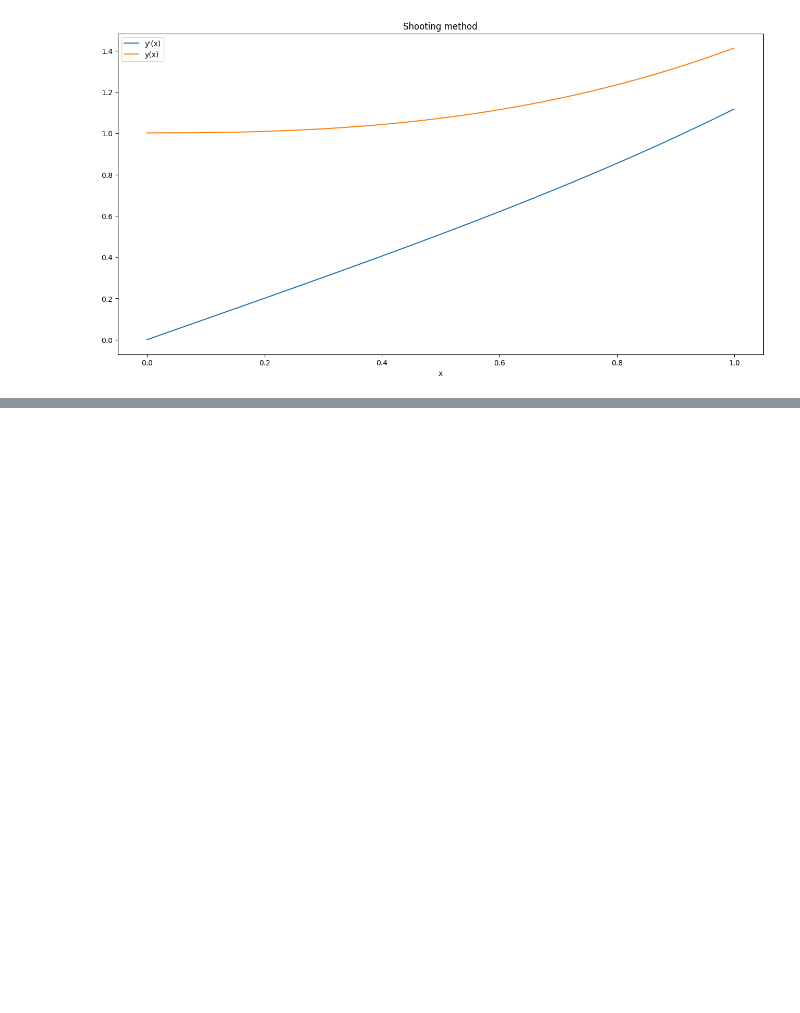
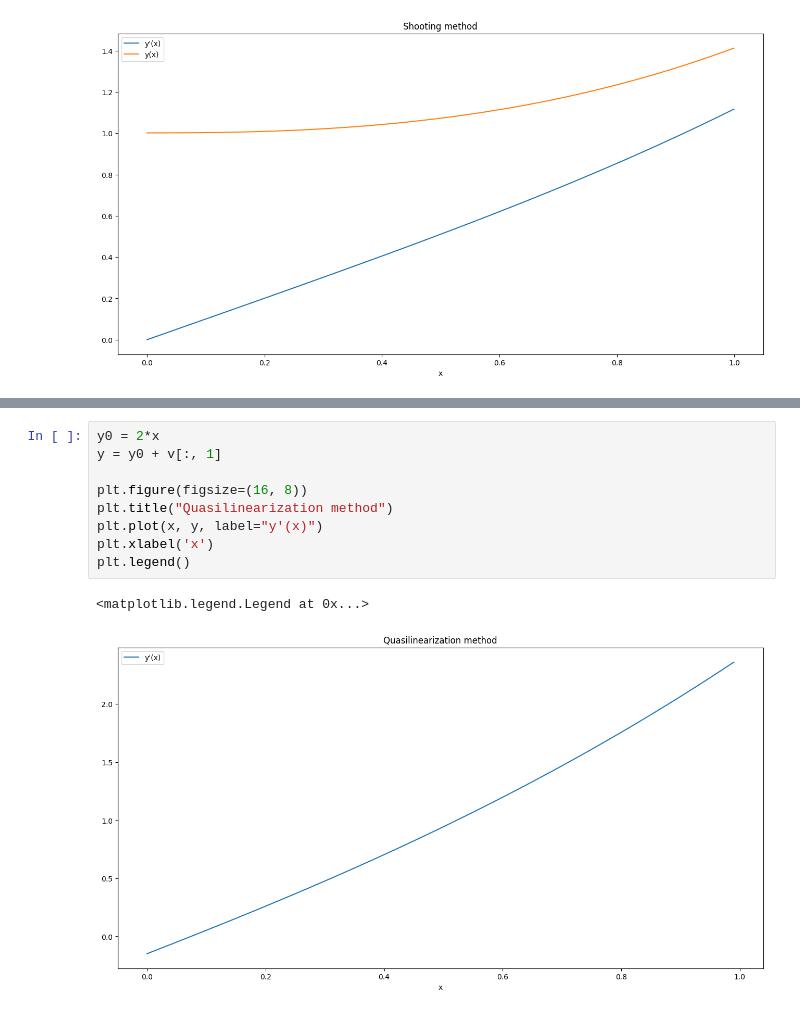
Before and after one commit to nerett/computational-mathematics, a Jupyter notebook: 8-9-NDE/8-nde.ipynb, the cells around one changed output, grey strips where cells are left out. Saved outputs shown, nothing was run; the diff lists cells and outputs as text; blank space fills up the shorter version.

```diff
--- a/8-9-NDE/8-nde.ipynb
+++ b/8-9-NDE/8-nde.ipynb
@@ -86,0 +157,12 @@ plt.legend()
+# %%
+y0 = 2*x
+y = y0 + v[:, 1]
+
+plt.figure(figsize=(16, 8))
+plt.title("Quasilinearization method")
+plt.plot(x, y, label="y'(x)")
+plt.xlabel('x')
+plt.legend()
+# %% [output]
+<matplotlib.legend.Legend at 0x...>
+[figure, added]
```
Also changed, not shown: parts of 13 cells of this notebook.
